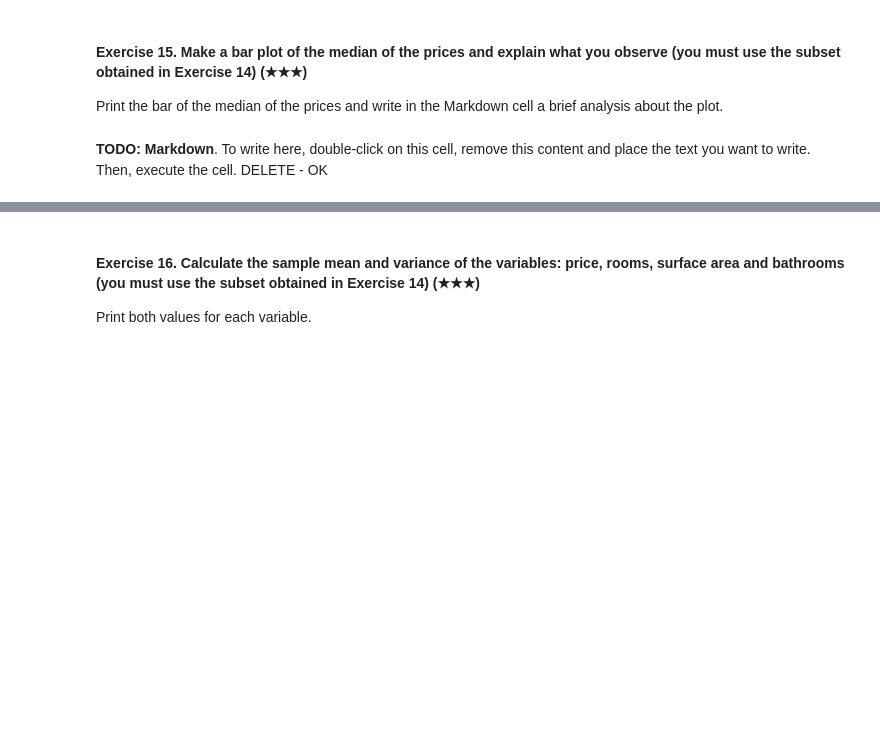
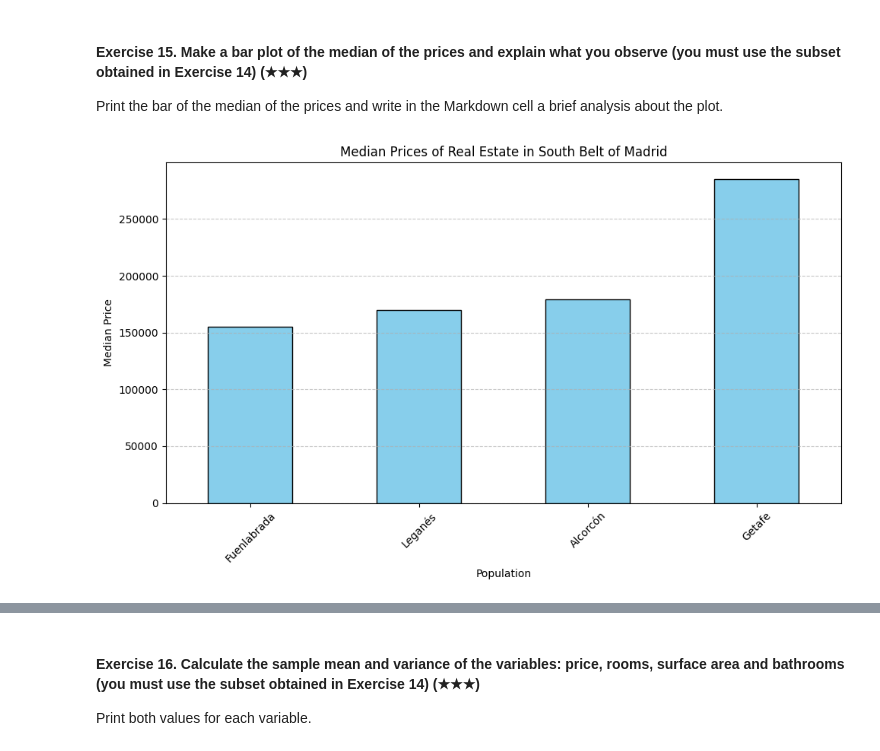
Before and after one commit to KALGonzalez/realestate-datacleanup-exercise, a Jupyter notebook: project.ipynb, the cells around one changed output, grey strips where cells are left out. Drawn from its saved outputs; the diff is of its cells as text; code cells hidden in the pictures; blank space fills up the shorter version.

```diff
--- a/project.ipynb
+++ b/project.ipynb
@@ -492,57 +522,36 @@ print(df_cinturon_sur)
 Print the bar of the median of the prices and write in the Markdown cell a brief analysis about the plot.
 # %%
 # TODO: Code
-
-1: Cargar el subconjunto de datos
 
 import pandas as pd
 import matplotlib.pyplot as plt
 
-# Cargar el conjunto de datos (suponiendo que está en formato CSV)
-df = pd.read_csv('datos_precios.csv')
+# Load the dataset
+df = pd.read_csv('assets/real_estate.csv', sep=';')
 
-# Definir las poblaciones del cinturón sur de Madrid
-poblaciones_cinturon_sur = ["Fuenlabrada", "Leganés", "Getafe", "Alcorcón"]
+# Define the list of populations in the south belt of Madrid
+south_belt_populations = ["Fuenlabrada", "Leganés", "Getafe", "Alcorcón"]
 
-# Crear un subconjunto filtrando por las poblaciones del cinturón sur
-df_cinturon_sur = df[df['nivel 5'].isin(poblaciones_cinturon_sur)]
+# Filter the DataFrame for the specified populations
+south_belt_df = df[df['level5'].isin(south_belt_populations)]
 
-2: Calcular la mediana de los precios
+# Calculate median prices for each population
+median_prices = south_belt_df.groupby('level5')['price'].median()
 
-# Calcular la mediana de los precios por cada población del cinturón sur
-mediana_precios = df_cinturon_sur.groupby('nivel 5')['Precio'].median().sort_values()
+# Sort the median prices by value for better visualization
+median_prices_sorted = median_prices.sort_values()
 
-# Mostrar la mediana de los precios
-print("Mediana de los precios por población:")
-print(mediana_precios)
+# Plotting the bar plot
+plt.figure(figsize=(10, 6))
+median_prices_sorted.plot(kind='bar', color='skyblue', edgecolor='black')
+plt.title('Median Prices of Real Estate in South Belt of Madrid')
+plt.xlabel('Population')
+plt.ylabel('Median Price')
+plt.xticks(rotation=45)
+plt.grid(axis='y', linestyle='--', alpha=0.7)
+plt.tight_layout()
 
-3: Crear el diagrama de barras
-
-# Configurar el tamaño del gráfico
-plt.figure(figsize=(10, 6))
-
-# Crear el diagrama de barras
-mediana_precios.plot(kind='bar', color='skyblue')
-
-# Título y etiquetas de los ejes
-plt.title('Mediana de Precios en el Cinturón Sur de Madrid')
-plt.xlabel('Población')
-plt.ylabel('Mediana de Precios')
-
-# Mostrar el gráfico
-plt.tight_layout()
+# Show plot
 plt.show()
-
-
-Análisis del Gráfico:
-El diagrama de barras de la mediana de precios nos proporciona la siguiente información:
-
-Comparación entre Poblaciones: Cada barra representa la mediana de los precios para una población específica del cinturón sur de Madrid. Observamos que algunas poblaciones pueden tener una mediana de precios más alta o más baja en comparación con otras.
-
-Dispersión de Precios: Las diferencias en las alturas de las barras indican la variabilidad en los precios de la vivienda entre las poblaciones analizadas.
-
-Tendencias Generales: Podemos identificar si alguna población del cinturón sur de Madrid tiende a tener precios de vivienda más altos o más bajos en comparación con las demás.
-
-Este análisis visual nos ayuda a entender mejor cómo varían los precios de la vivienda en diferentes partes del "cinturón sur" de Madrid, lo cual puede ser crucial para tomar decisiones de inversión o entender patrones económicos locales.
+# %% [output]
+[figure, added]
-# %% [markdown]
-**TODO: Markdown**. To write here, double-click on this cell, remove this content and place the text you want to write. Then, execute the cell.  DELETE - OK
```
Also changed, not shown: parts of 17 cells of this notebook.
